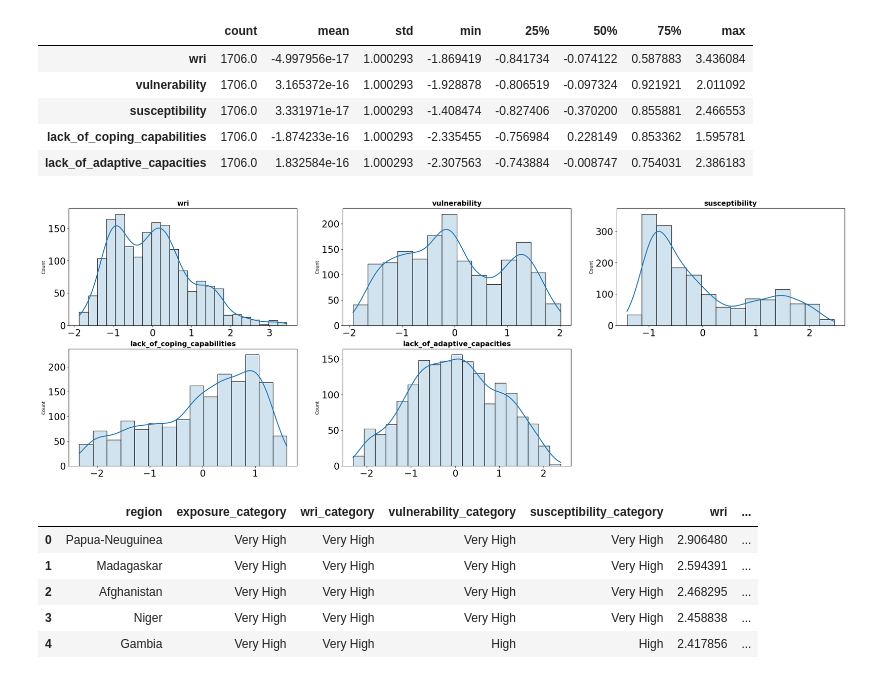
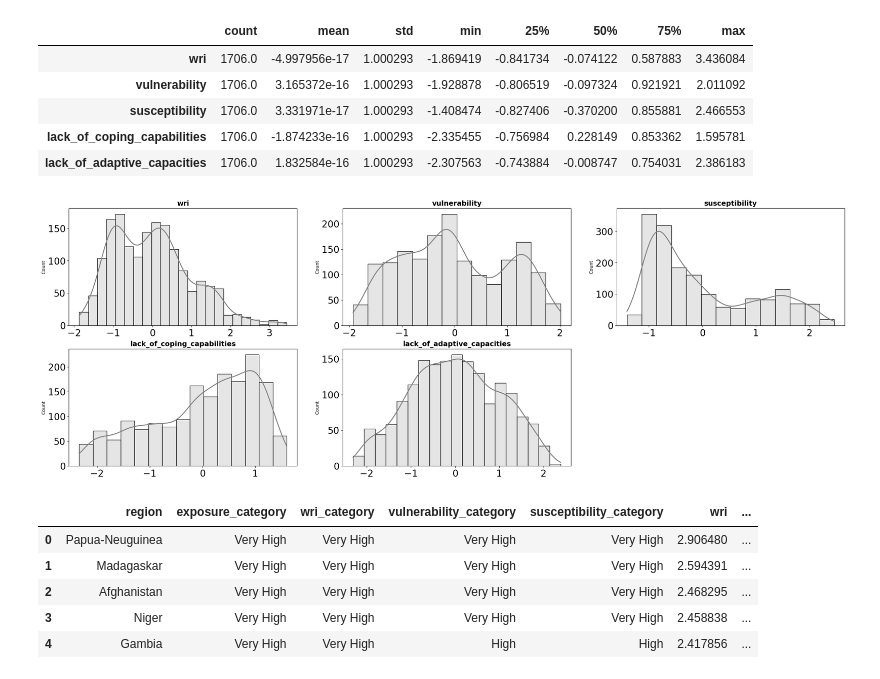
Before and after one commit to VannaLZ/Modulo_3_Sprint_1_VannaPaula, a Jupyter notebook: Regresion Lineal/Lecc6-Estandarizacion.ipynb, the cells around one changed output. Cells and saved outputs as stored; diff of their text form; code cells hidden in the pictures.

```diff
--- a/Regresion Lineal/Lecc6-Estandarizacion.ipynb
+++ b/Regresion Lineal/Lecc6-Estandarizacion.ipynb
@@ -133,22 +133,23 @@ numericas_estandar.describe().T #Comprobamos que la desviación estandar es 1 e
 # %%
 #Representamos todas las columnas estandarizadas
 fig, axes = plt.subplots(nrows = 2, ncols = 3, figsize = (30, 10))
 columnas_estandar = numericas_estandar.columns
 axes = axes.flat
 for i, colum in enumerate(columnas_estandar):
     sns.histplot(
         data = numericas_estandar,
         x = colum,
         kde = True,
         line_kws = {'linewidth': 2},
+        color = "grey",
         alpha = 0.2,
         ax = axes[i])
     axes[i].set_title(colum, fontsize = 15, fontweight = 'bold')
     axes[i].tick_params(labelsize = 20)
     axes[i].set_xlabel('')
 fig.delaxes(axes[-1])
 # %% [output]
-[figure, old version]
+[figure, new version]
 # %%
 df_limpio[numericas_estandar.columns] = numericas_estandar #Reemplazamos las columnas por las estandarizadas
 df_limpio.head()
```
Also changed, not shown: parts of 3 cells of this notebook, 6 other files.
